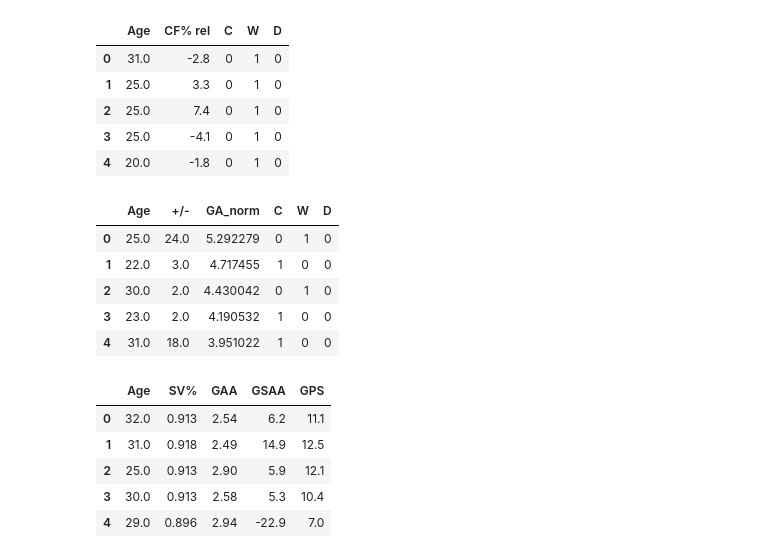
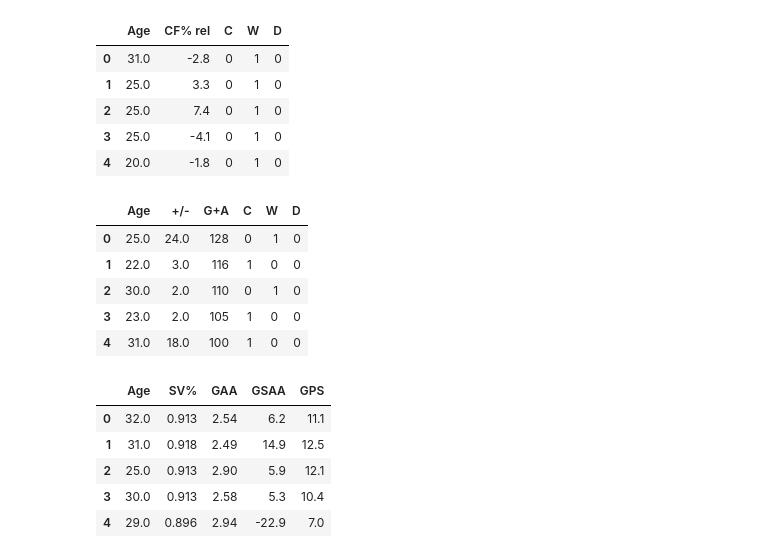
Before and after one commit to cfar506/DSCI235-Project, a Jupyter notebook: 235_Project/Final_Report.ipynb, the cells around one changed output. Drawn from its saved outputs; the diff is of its cells as text; code cells hidden in the pictures.

```diff
--- a/235_Project/Final_Report.ipynb
+++ b/235_Project/Final_Report.ipynb
@@ -104,13 +104,9 @@ skater_basic['W'] = np.where(skater_basic['Pos'].str.contains('W'), 1, 0)
 
 # skater_advanced.to_csv('Non_Goalie_advanced_data.csv', index=False)
 # %%
-# Create Goals + Assists (Normalized) Column
+# Create Goals + Assists  Column
 
 skater_basic['G+A'] = skater_basic['G'] + skater_basic['A']
-ga_mean = np.mean(skater_basic['G+A'])
-ga_std = np.std(skater_basic['G+A'])
-
-skater_basic['GA_norm'] = (skater_basic['G+A'] - ga_mean) / ga_std
 # %% [markdown]
 ## Goalie Data
 # %%
@@ -181,15 +177,15 @@ skater_advanced.head()
 | 3 | 25.0 | -4.1 | 0 | 1 | 0 |
 | 4 | 20.0 | -1.8 | 0 | 1 | 0 |
 # %%
-skater_basic = skater_basic[['Age', '+/-', 'GA_norm', 'C', 'W', 'D']]
+skater_basic = skater_basic[['Age', '+/-', 'G+A', 'C', 'W', 'D']]
 skater_basic.head()
 # %% [output]
-|  | Age | +/- | GA_norm | C | W | D |
-| 0 | 25.0 | 24.0 | 5.292279 | 0 | 1 | 0 |
-| 1 | 22.0 | 3.0 | 4.717455 | 1 | 0 | 0 |
-| 2 | 30.0 | 2.0 | 4.430042 | 0 | 1 | 0 |
-| 3 | 23.0 | 2.0 | 4.190532 | 1 | 0 | 0 |
-| 4 | 31.0 | 18.0 | 3.951022 | 1 | 0 | 0 |
+|  | Age | +/- | G+A | C | W | D |
+| 0 | 25.0 | 24.0 | 128 | 0 | 1 | 0 |
+| 1 | 22.0 | 3.0 | 116 | 1 | 0 | 0 |
+| 2 | 30.0 | 2.0 | 110 | 0 | 1 | 0 |
+| 3 | 23.0 | 2.0 | 105 | 1 | 0 | 0 |
+| 4 | 31.0 | 18.0 | 100 | 1 | 0 | 0 |
 # %%
 goalie_df = goalie_df[['Age', 'SV%', 'GAA', 'GSAA', 'GPS']]
 goalie_df.head()
```
Also changed, not shown: parts of 2 cells of this notebook.
